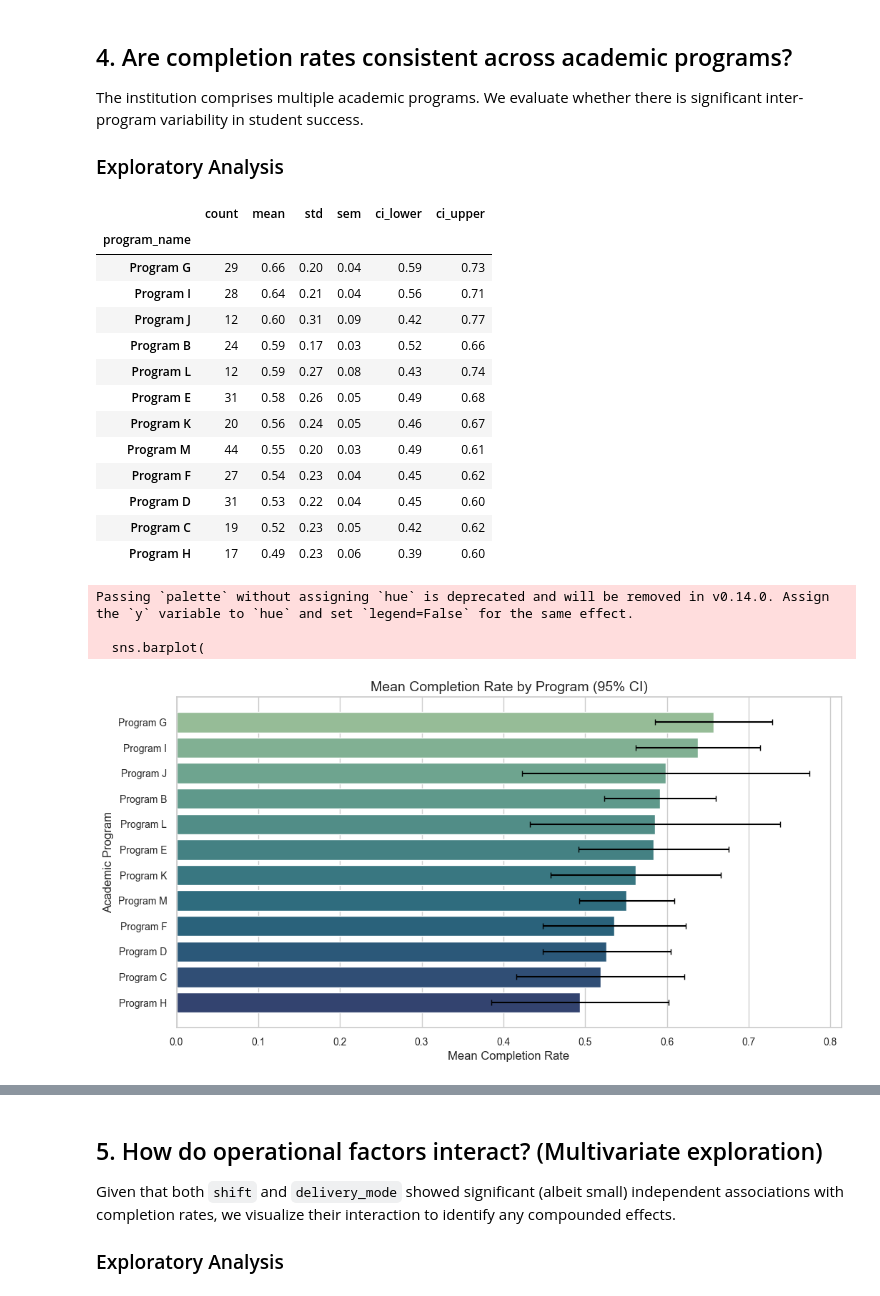
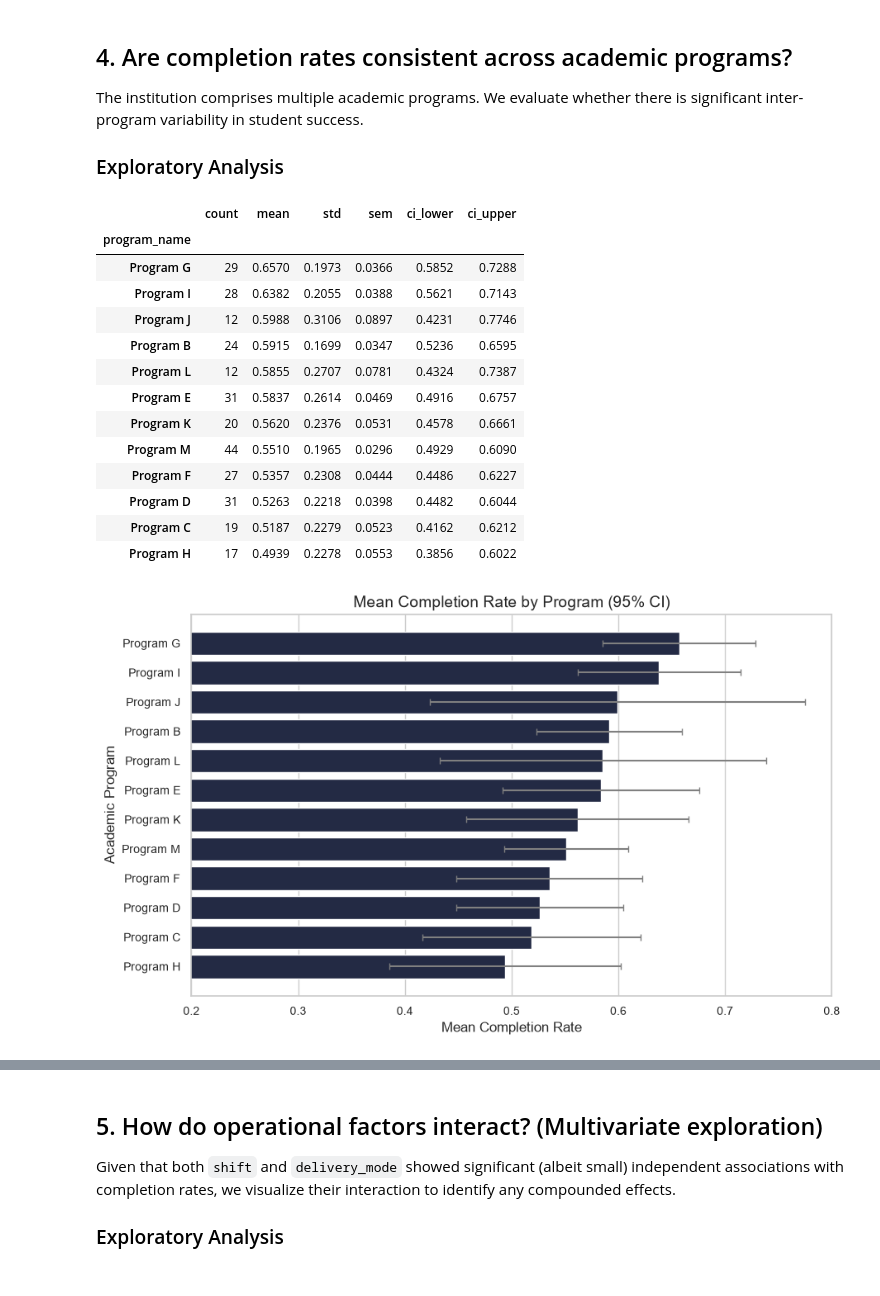
Before and after one commit to valentinarias-dtsc/higher-education-outcomes-analysis, a Jupyter notebook: notebooks/04_analysis.ipynb, the cells around one changed output, grey strips where cells are left out. Drawn from its saved outputs; the diff is of its cells as text; code cells hidden in the pictures.

```diff
--- a/notebooks/04_analysis.ipynb
+++ b/notebooks/04_analysis.ipynb
@@ -305,51 +313,48 @@ program_stats = data.groupby('program_name')['completion_rate'].agg([
 # Filter out programs with fewer than 10 sections to ensure reliable estimates
 program_stats_filtered = program_stats[program_stats['count'] >= 10].copy()
 
 # Calculate 95% CI for the mean of each program
 program_stats_filtered['sem'] = program_stats_filtered['std'] / np.sqrt(program_stats_filtered['count'])
 program_stats_filtered['ci_lower'] = program_stats_filtered['mean'] - 1.96 * program_stats_filtered['sem']
 program_stats_filtered['ci_upper'] = program_stats_filtered['mean'] + 1.96 * program_stats_filtered['sem']
 
 display(program_stats_filtered.round(4))
 
 fig, ax = plt.subplots(figsize=(10, 6))
 sns.barplot(
     data=program_stats_filtered.reset_index(),
     x='mean',
     y='program_name',
-    hue='#1E2749',
+    color='#1E2749',
     ax=ax,
     capsize=0.1
 )
 
 # Overlay confidence intervals
 for i, row in enumerate(program_stats_filtered.itertuples()):
-    ax.errorbar(x=row.mean, y=i, xerr=1.96*row.sem, color='gray', capsize=3)
+    ax.errorbar(x=row.mean, y=i, xerr=1.96*row.sem, color='gray', capsize=3) # type: ignore
 
 ax.set_title('Mean Completion Rate by Program (95% CI)')
 ax.set_xlabel('Mean Completion Rate')
 ax.set_ylabel('Academic Program')
 ax.set_xlim(0.2, 0.8)
 plt.show()
 # %% [output]
 |  | count | mean | std | sem | ci_lower | ci_upper |
 | program_name |  |  |  |  |  |  |
-| Program G | 29 | 0.66 | 0.20 | 0.04 | 0.59 | 0.73 |
-| Program I | 28 | 0.64 | 0.21 | 0.04 | 0.56 | 0.71 |
-| Program J | 12 | 0.60 | 0.31 | 0.09 | 0.42 | 0.77 |
-| Program B | 24 | 0.59 | 0.17 | 0.03 | 0.52 | 0.66 |
-| Program L | 12 | 0.59 | 0.27 | 0.08 | 0.43 | 0.74 |
-| Program E | 31 | 0.58 | 0.26 | 0.05 | 0.49 | 0.68 |
-| Program K | 20 | 0.56 | 0.24 | 0.05 | 0.46 | 0.67 |
-| Program M | 44 | 0.55 | 0.20 | 0.03 | 0.49 | 0.61 |
-| Program F | 27 | 0.54 | 0.23 | 0.04 | 0.45 | 0.62 |
-| Program D | 31 | 0.53 | 0.22 | 0.04 | 0.45 | 0.60 |
-| Program C | 19 | 0.52 | 0.23 | 0.05 | 0.42 | 0.62 |
-| Program H | 17 | 0.49 | 0.23 | 0.06 | 0.39 | 0.60 |
+| Program G | 29 | 0.6570 | 0.1973 | 0.0366 | 0.5852 | 0.7288 |
+| Program I | 28 | 0.6382 | 0.2055 | 0.0388 | 0.5621 | 0.7143 |
+| Program J | 12 | 0.5988 | 0.3106 | 0.0897 | 0.4231 | 0.7746 |
+| Program B | 24 | 0.5915 | 0.1699 | 0.0347 | 0.5236 | 0.6595 |
+| Program L | 12 | 0.5855 | 0.2707 | 0.0781 | 0.4324 | 0.7387 |
+| Program E | 31 | 0.5837 | 0.2614 | 0.0469 | 0.4916 | 0.6757 |
+| Program K | 20 | 0.5620 | 0.2376 | 0.0531 | 0.4578 | 0.6661 |
+| Program M | 44 | 0.5510 | 0.1965 | 0.0296 | 0.4929 | 0.6090 |
+| Program F | 27 | 0.5357 | 0.2308 | 0.0444 | 0.4486 | 0.6227 |
+| Program D | 31 | 0.5263 | 0.2218 | 0.0398 | 0.4482 | 0.6044 |
+| Program C | 19 | 0.5187 | 0.2279 | 0.0523 | 0.4162 | 0.6212 |
+| Program H | 17 | 0.4939 | 0.2278 | 0.0553 | 0.3856 | 0.6022 |
-Passing `palette` without assigning `hue` is deprecated and will be removed in v0.14.0. Assign the `y` variable to `hue` and set `legend=False` for the same effect.
-
-  sns.barplot(
-[figure, old version]
+[figure, new version]
 # %% [markdown]
 ### Statistical Inference
 
```
Also changed, not shown: parts of 10 cells of this notebook.
